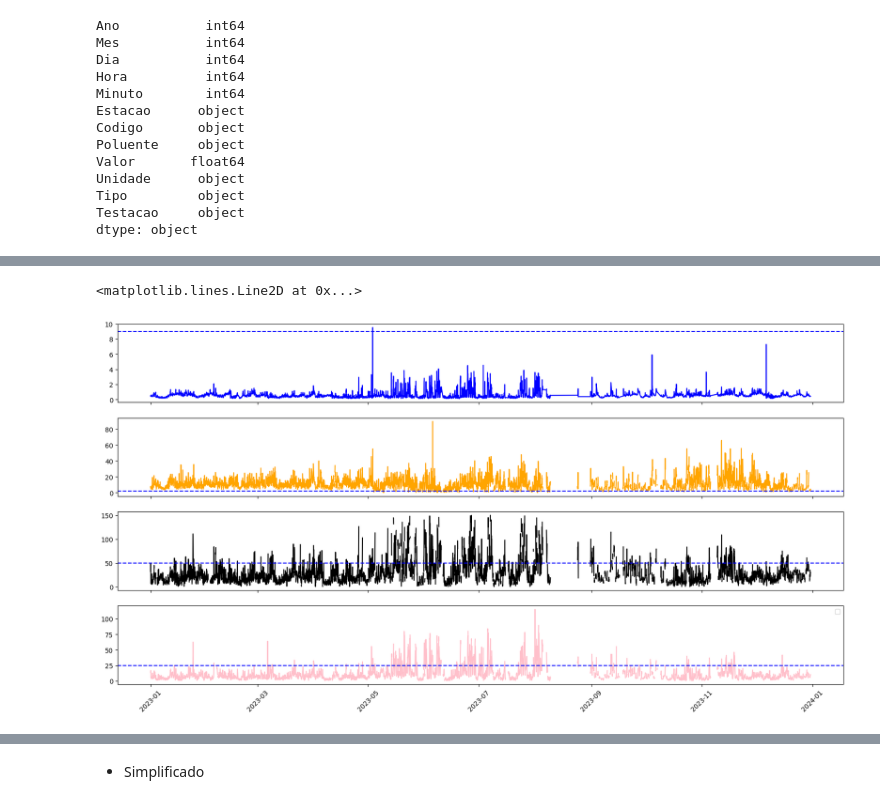
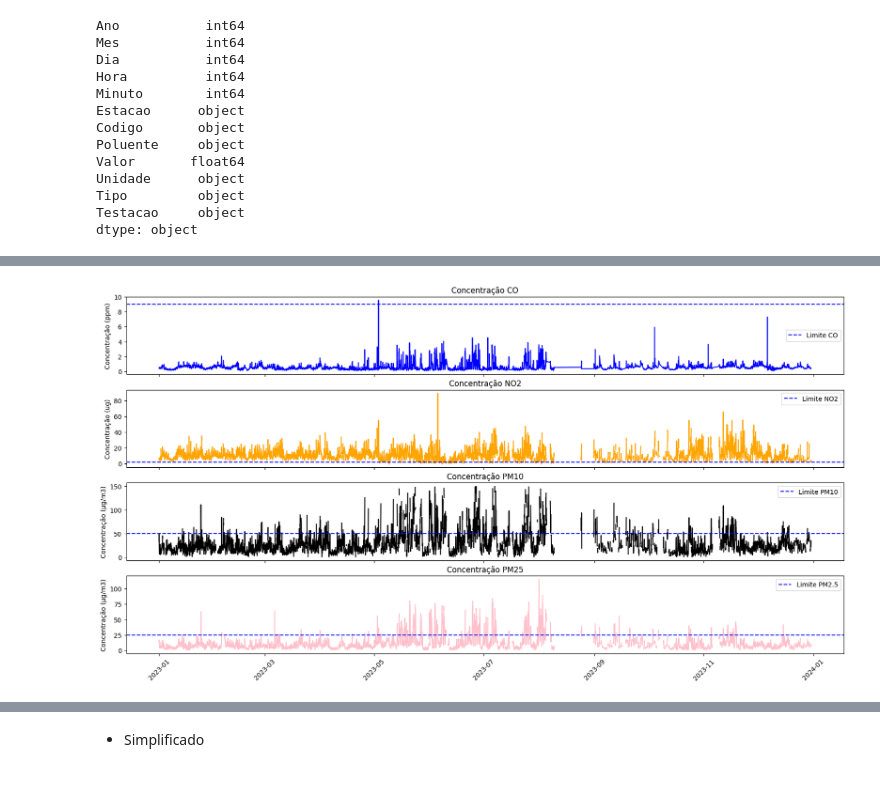
Before and after one commit to Marcosperrude/ENS410064, a Jupyter notebook: scripts/Atividade3.ipynb, the cells around one changed output, grey strips where cells are left out. Saved outputs shown, nothing was run; the diff lists cells and outputs as text; code cells hidden in the pictures.

```diff
--- a/scripts/Atividade3.ipynb
+++ b/scripts/Atividade3.ipynb
@@ -213,6 +223,3 @@ Unidade      object
 Tipo         object
 Testacao     object
 dtype: object
-# %%
-df_co = df_co.groupby(['Ano', 'Mes', 'Dia']).mean()
-df_co
@@ -300,17 +226,38 @@ See the caveats in the documentation: https://pandas.pydata.org/pandas-docs/stab
 # %%
 fig,ax = plt.subplots(4,sharex=True, figsize = (20,10))
 ax[0].plot(df_co.index,df_co['Valor'],color = 'blue')
 ax[1].plot(df_no2.index,df_no2['Valor'],color='orange')
 ax[2].plot(df_pm10.index,df_pm10['Valor'],color='black')
 ax[3].plot(df_PM25.index,df_PM25['Valor'],color='pink')
 ax[3].tick_params(axis='x', rotation=45)
 
 plt.legend()
 
 ax[0].axhline(y= 9, color='blue', linestyle='--', label='Limite CO')
 ax[1].axhline(y=2, color='blue', linestyle='--', label='Limite NO2')
 ax[2].axhline(y=50, color='blue', linestyle='--', label='Limite PM10')
 ax[3].axhline(y=25, color='blue', linestyle='--', label='Limite PM2.5')
+
+ax[0].set_title('Concentração CO')
+ax[0].set_ylabel('Concentração (ppm)')
+ax[0].set_label('Concentração de CO na estação PR_012 em 2023')
+ax[0].legend()
+
+ax[1].set_title('Concentração NO2')
+ax[1].set_ylabel('Concentração (ug)')
+ax[1].set_label('Concentração de NO2 na estação PR_012 em 2023')
+ax[1].legend()
+
+ax[2].set_title('Concentração PM10')
+ax[2].set_ylabel('Concentração (µg/m3)')
+ax[2].set_label('Concentração de PM10 na estação PR_012 em 2023')
+ax[2].legend()
+
+ax[3].set_title('Concentração PM25')
+ax[3].set_ylabel('Concentração (µg/m3)')
+ax[3].set_label('Concentração de PM25 na estação PR_012 em 2023')
+ax[3].legend()
+
+plt.show()
 # %% [output]
-<matplotlib.lines.Line2D at 0x...>
-[figure, old version]
+[figure, new version]
```
Also changed, not shown: parts of 22 cells of this notebook.
